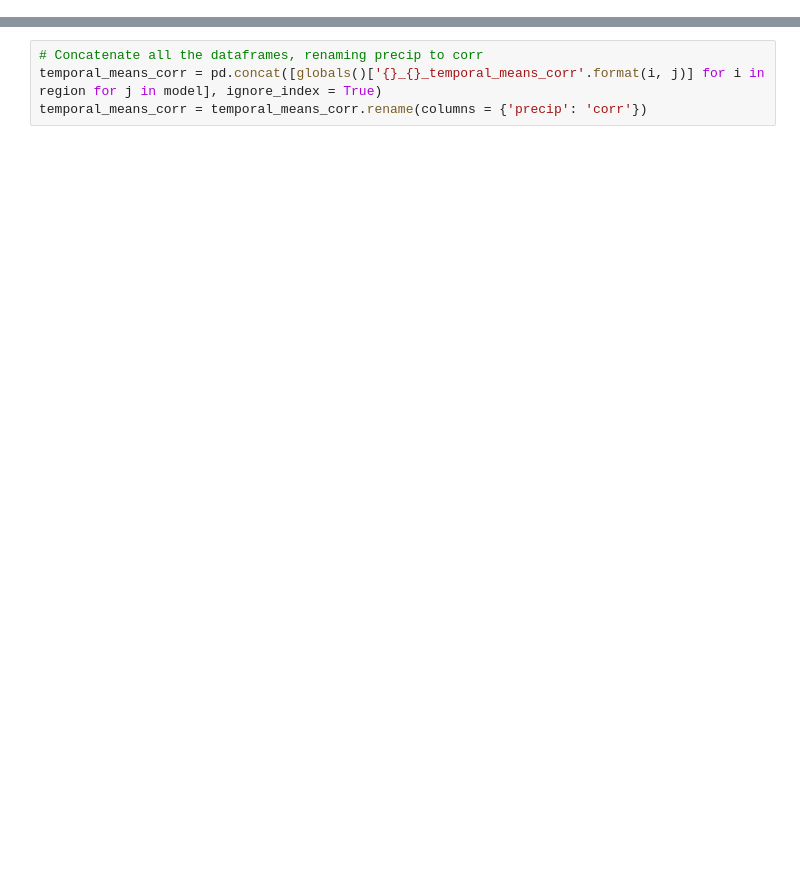
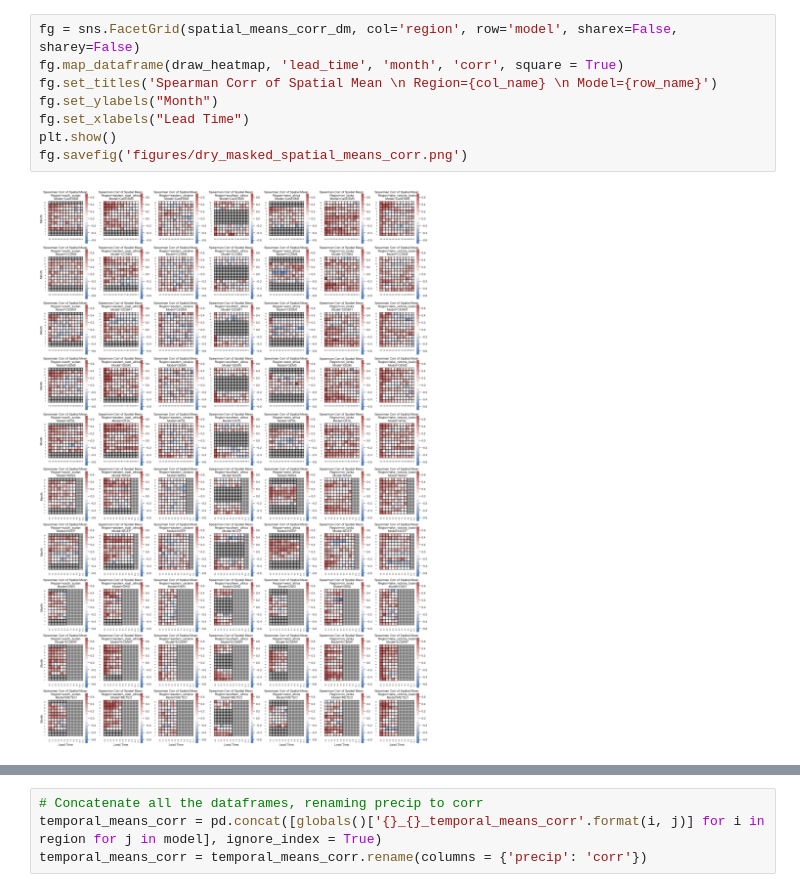
Before and after one commit to yatli24/CHC, a Jupyter notebook: Jupyter notebooks/Spatial_Temporal_means.ipynb, the cells around one changed output, grey strips where cells are left out. Saved outputs shown, nothing was run; the diff lists cells and outputs as text; blank space fills up the shorter version.

```diff
--- a/Jupyter notebooks/Spatial_Temporal_means.ipynb
+++ b/Jupyter notebooks/Spatial_Temporal_means.ipynb
@@ -80,3 +97,13 @@ fg.savefig('figures/spatial_means_corr.png')
+# %%
+fg = sns.FacetGrid(spatial_means_corr_dm, col='region', row='model', sharex=False, sharey=False)
+fg.map_dataframe(draw_heatmap, 'lead_time', 'month', 'corr', square = True)
+fg.set_titles('Spearman Corr of Spatial Mean \n Region={col_name} \n Model={row_name}')
+fg.set_ylabels("Month")
+fg.set_xlabels("Lead Time")
+plt.show()
+fg.savefig('figures/dry_masked_spatial_means_corr.png')
+# %% [output]
+[figure, added]
 # %%
 # Temporal means precip and predicted precip of each pixel, grouped by latitude, longitude, month and lead time
 for i in region:
```
Also changed, not shown: parts of 12 cells of this notebook.
